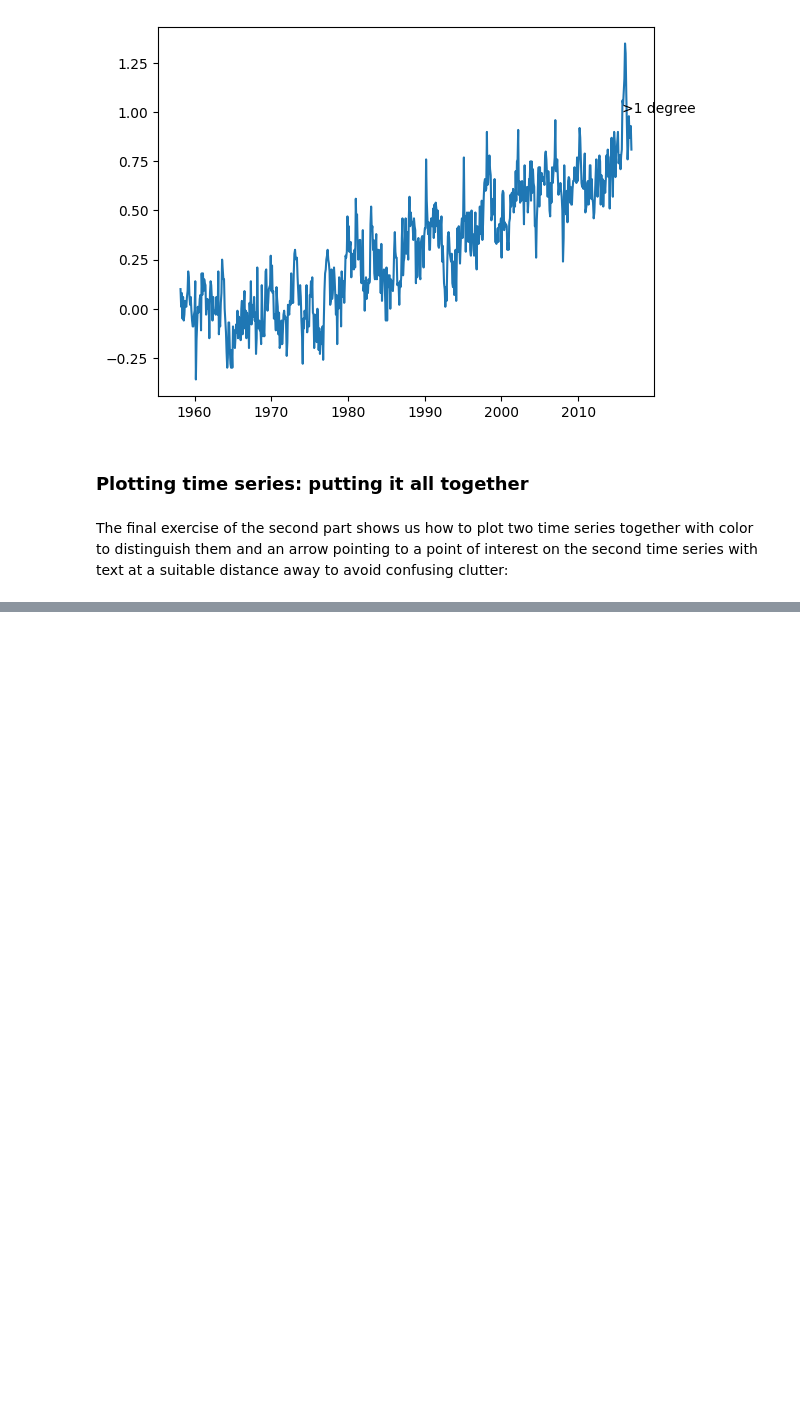
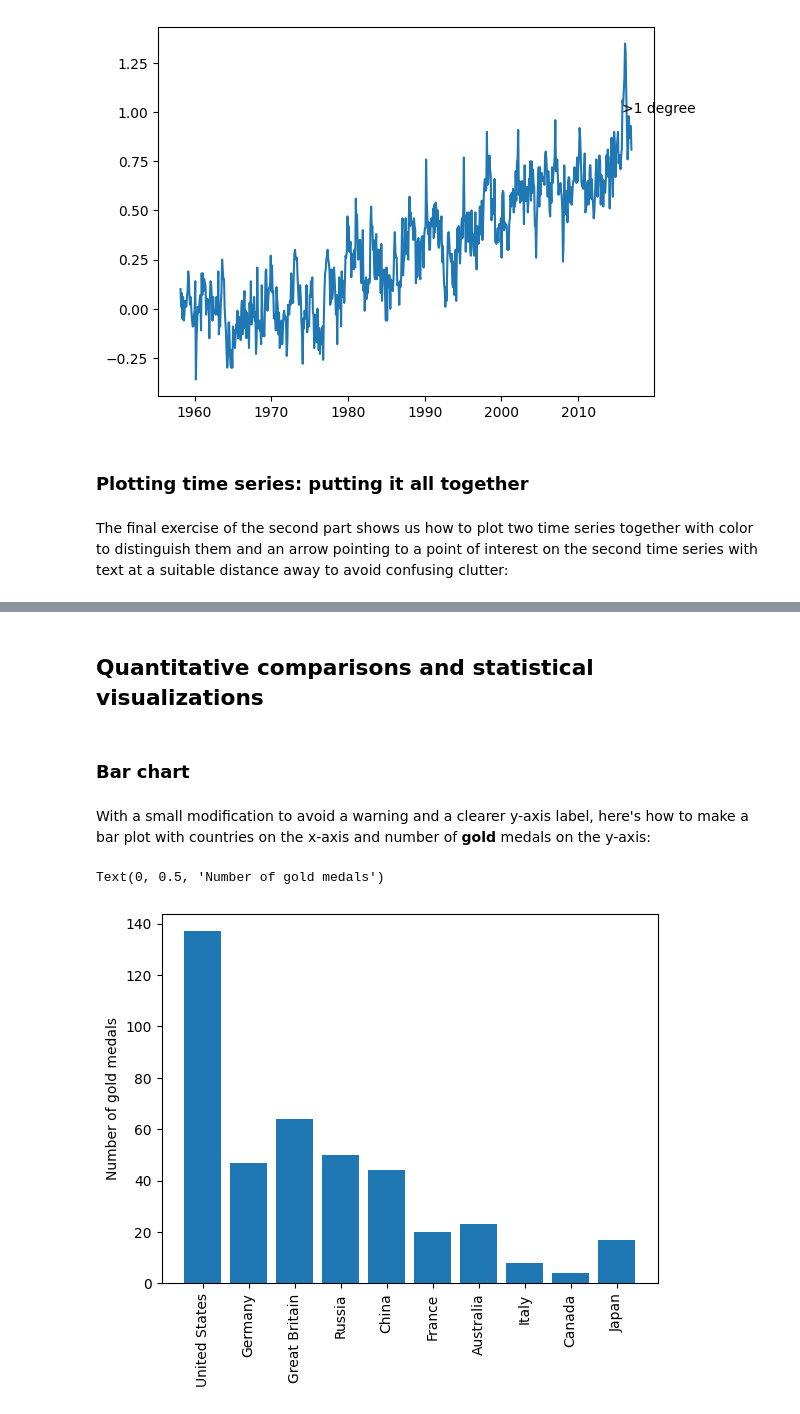
Before and after one commit to readyready15728/datacamp-python-notebooks, a Jupyter notebook: introduction_to_data_visualization_with_matplotlib/introduction_to_data_visualization_with_matplotlib.ipynb, the cells around one changed output, grey strips where cells are left out. Saved outputs shown, nothing was run; the diff lists cells and outputs as text; code cells hidden in the pictures; blank space fills up the shorter version.

Commit message:
Finished of introduction_to_data_visualization_with_matplotlib.ipynb

```diff
--- a/introduction_to_data_visualization_with_matplotlib/introduction_to_data_visualization_with_matplotlib.ipynb
+++ b/introduction_to_data_visualization_with_matplotlib/introduction_to_data_visualization_with_matplotlib.ipynb
@@ -8,7 +8,9 @@ import pandas as pd
 
 austin_weather = pd.read_csv('austin_weather.csv')
 climate_change = pd.read_csv('climate_change.csv', parse_dates=True, index_col='date')
+medals = pd.read_csv('medals_by_country_2016.csv', index_col=0)
 seattle_weather = pd.read_csv('seattle_weather.csv')
+summer_2016 = pd.read_csv('summer2016.csv')
 
 austin_weather['MONTH'] = austin_weather['DATE'].map(lambda x: calendar.month_abbr[x])
 seattle_weather['MONTH'] = seattle_weather['DATE'].map(lambda x: calendar.month_abbr[x])
@@ -203 +206,16 @@ ax2.annotate(">1 degree", xy=(pd.Timestamp('2015-10-06'), 1), xytext=(pd.Timesta
 [figure]
+# %% [markdown]
+## Quantitative comparisons and statistical visualizations
+# %% [markdown]
+### Bar chart
+# %% [markdown]
+With a small modification to avoid a warning and a clearer y-axis label, here's how to make a bar plot with countries on the x-axis and number of **gold** medals on the y-axis:
+# %%
+fig, ax = plt.subplots()
+
+ax.bar(medals.index, medals['Gold'])
+ax.tick_params('x', rotation=90)
+ax.set_ylabel('Number of gold medals')
+# %% [output]
+Text(0, 0.5, 'Number of gold medals')
+[figure, added]
```
Also changed, not shown: parts of 43 cells of this notebook.
